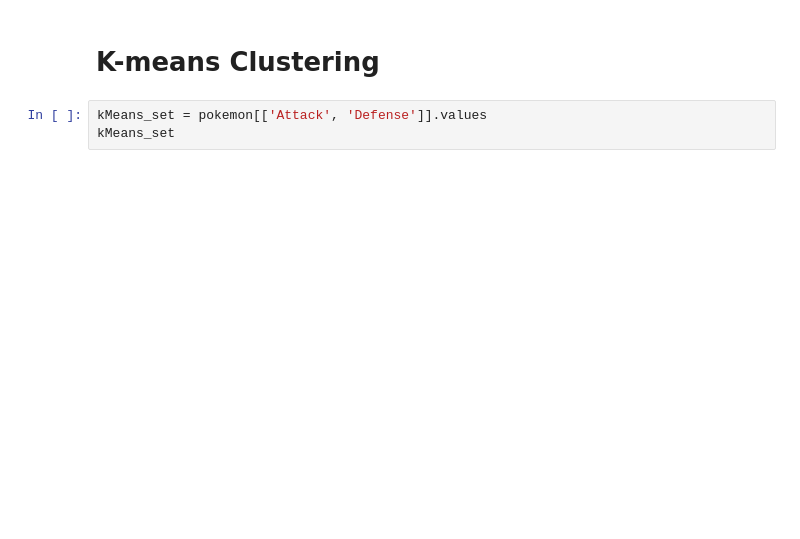
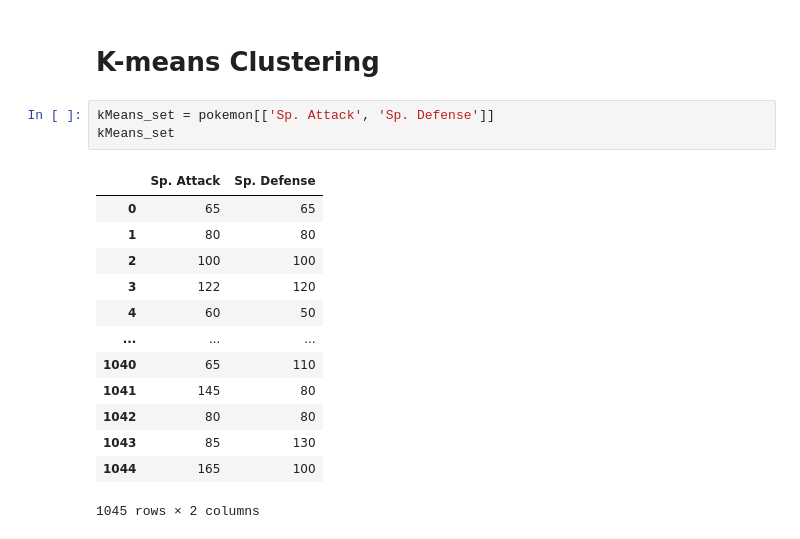
Before and after one commit to samdish7/COSC311, a Jupyter notebook: Projects/Project2/Project2.ipynb, the cells around one changed output. Saved outputs shown, nothing was run; the diff lists cells and outputs as text; blank space fills up the shorter version.

```diff
--- a/Projects/Project2/Project2.ipynb
+++ b/Projects/Project2/Project2.ipynb
@@ -510,8 +599,22 @@ plt.scatter(XL[YL == 1, 0], XL[YL == 1, 1], c = 'k')
 # %% [markdown]
 # K-means Clustering
 # %%
-kMeans_set = pokemon[['Attack', 'Defense']].values
+kMeans_set = pokemon[['Sp. Attack', 'Sp. Defense']]
 kMeans_set
+# %% [output]
+|  | Sp. Attack | Sp. Defense |
+| 0 | 65 | 65 |
+| 1 | 80 | 80 |
+| 2 | 100 | 100 |
+| 3 | 122 | 120 |
+| 4 | 60 | 50 |
+| ... | ... | ... |
+| 1040 | 65 | 110 |
+| 1041 | 145 | 80 |
+| 1042 | 80 | 80 |
+| 1043 | 85 | 130 |
+| 1044 | 165 | 100 |
+1045 rows × 2 columns
 # %%
 class KMeansClassifier:
     """Given some data, determines k means to be used for classification"""
```
Also changed, not shown: parts of 20 cells of this notebook.
